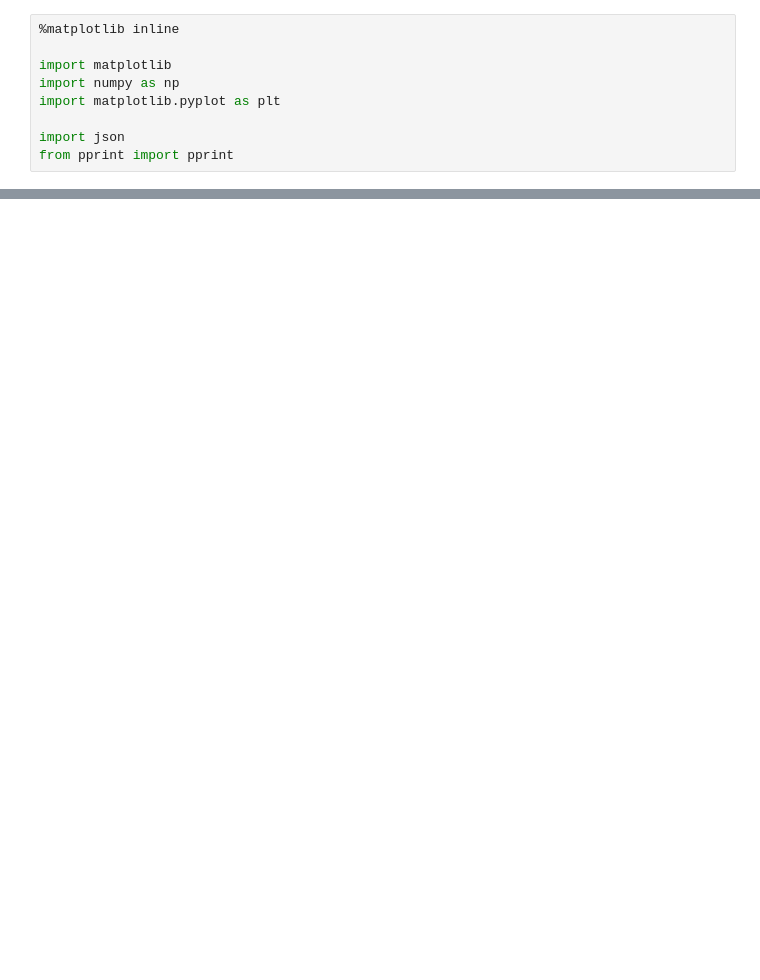
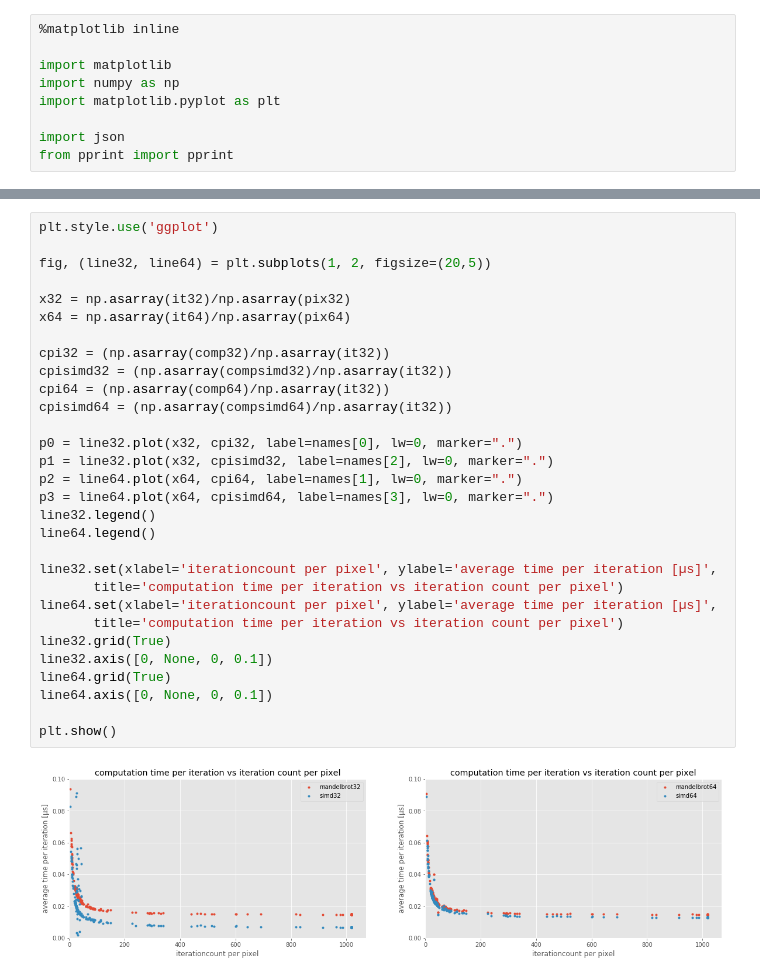
Before and after one commit to eragp/mandelbrot, a Jupyter notebook: eval/implementations_eval.ipynb, the cells around one changed output, grey strips where cells are left out. Cells and saved outputs as stored; diff of their text form; blank space fills up the shorter version.

```diff
--- a/eval/implementations_eval.ipynb
+++ b/eval/implementations_eval.ipynb
@@ -81,0 +183,32 @@ plt.show()
+# %%
+plt.style.use('ggplot')
+
+fig, (line32, line64) = plt.subplots(1, 2, figsize=(20,5))
+
+x32 = np.asarray(it32)/np.asarray(pix32)
+x64 = np.asarray(it64)/np.asarray(pix64)
+
+cpi32 = (np.asarray(comp32)/np.asarray(it32))
+cpisimd32 = (np.asarray(compsimd32)/np.asarray(it32))
+cpi64 = (np.asarray(comp64)/np.asarray(it32))
+cpisimd64 = (np.asarray(compsimd64)/np.asarray(it32))
+
+p0 = line32.plot(x32, cpi32, label=names[0], lw=0, marker=".")
+p1 = line32.plot(x32, cpisimd32, label=names[2], lw=0, marker=".")
+p2 = line64.plot(x64, cpi64, label=names[1], lw=0, marker=".")
+p3 = line64.plot(x64, cpisimd64, label=names[3], lw=0, marker=".")
+line32.legend()
+line64.legend()
+
+line32.set(xlabel='iterationcount per pixel', ylabel='average time per iteration [µs]',
+       title='computation time per iteration vs iteration count per pixel')
+line64.set(xlabel='iterationcount per pixel', ylabel='average time per iteration [µs]',
+       title='computation time per iteration vs iteration count per pixel')
+line32.grid(True)
+line32.axis([0, None, 0, 0.1])
+line64.grid(True)
+line64.axis([0, None, 0, 0.1])
+
+plt.show()
+# %% [output]
+[figure, added]
```
Also changed, not shown: parts of 6 cells of this notebook, 9 other files.
